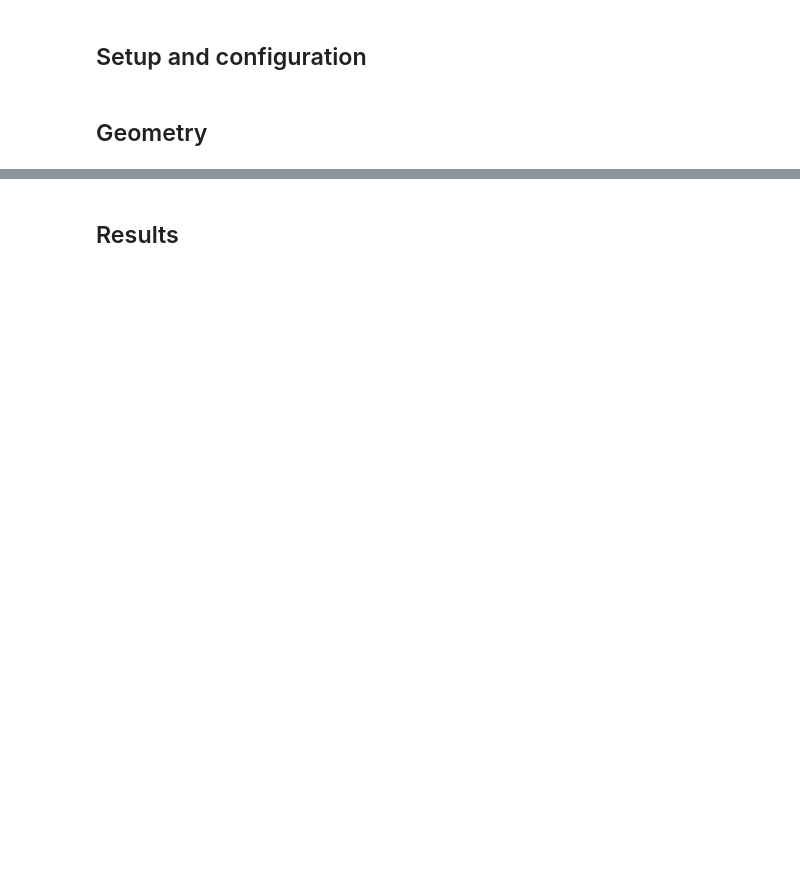
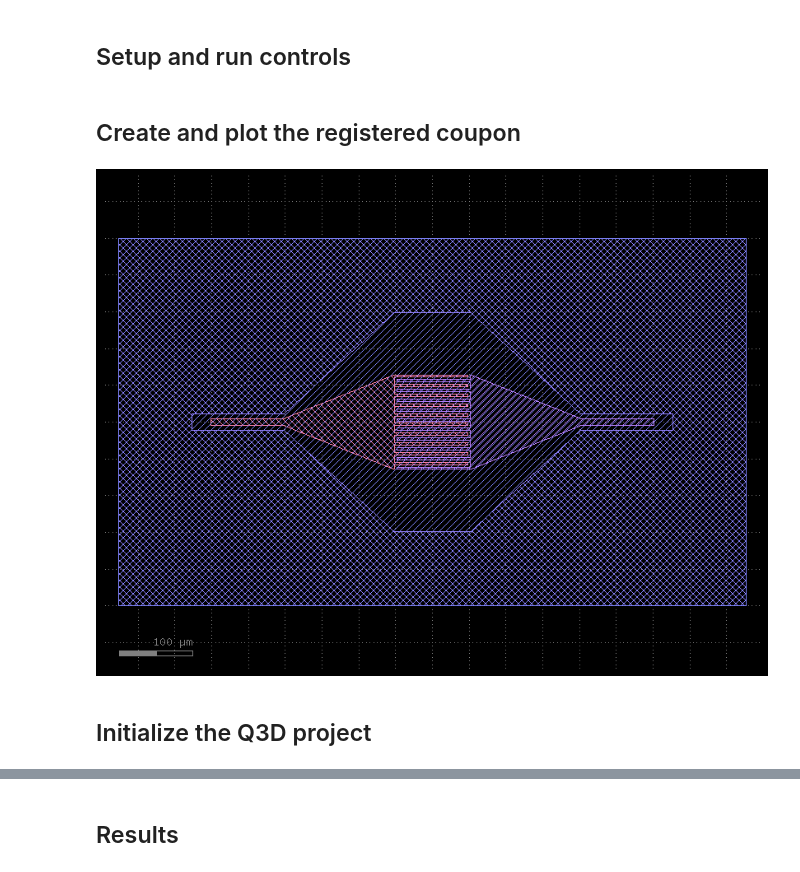
Before and after one commit to OrPenStrike/orpen-sc-pdk, a Jupyter notebook: notebooks/AEDTSimulation/Components/interdigital_capacitor_q3d_capacitance.ipynb, the cells around one changed output, grey strips where cells are left out. Drawn from its saved outputs; the diff is of its cells as text; code cells hidden in the pictures; blank space fills up the shorter version.

Commit message:
feat(aedt): streamline Q3D notebook and upgrade PyAEDT

```diff
--- a/notebooks/AEDTSimulation/Components/interdigital_capacitor_q3d_capacitance.ipynb
+++ b/notebooks/AEDTSimulation/Components/interdigital_capacitor_q3d_capacitance.ipynb
@@ -7,2 +6,2 @@ finite conductor named `ground` is a circuit node, not an ideal GroundNet.
 # %% [markdown]
-## Setup and configuration
+## Setup and run controls
@@ -35,2 +7,0 @@ Q3D_MATRIX_TYPES = ("Maxwell",)
-# %% [markdown]
-## Geometry
@@ -37,23 +71,65 @@ Q3D_MATRIX_TYPES = ("Maxwell",)
+# %% [markdown]
+## Create and plot the registered coupon
 # %%
 FINGERS = 20
 FINGER_LENGTH_UM = 100.0
 FINGER_GAP_UM = 3.3
 FINGER_WIDTH_UM = 3.3
 TAPER_LENGTH_UM = 150.0
 TERMINAL_EXTENSION_LENGTH_UM = 100.0
 CAPACITOR_GROUND_GAP_UM = 85.0
 TERMINAL_OPEN_CLEARANCE_UM = 25.0
 COUPON_MARGIN_UM = 100.0
 
-coupon = interdigital_capacitor_q3d_coupon(
+coupon = gf.get_component(
+    "interdigital_capacitor_q3d_coupon",
     fingers=FINGERS,
     finger_length=FINGER_LENGTH_UM,
     finger_gap=FINGER_GAP_UM,
     finger_width=FINGER_WIDTH_UM,
     taper_length=TAPER_LENGTH_UM,
     terminal_extension_length_um=TERMINAL_EXTENSION_LENGTH_UM,
     capacitor_ground_gap=CAPACITOR_GROUND_GAP_UM,
     terminal_open_clearance_um=TERMINAL_OPEN_CLEARANCE_UM,
     coupon_margin_um=COUPON_MARGIN_UM,
 )
 coupon.plot()
+
+coupon_layers = coupon.info["q3d_coupon"]["layers"]
+metal_condition = "cryogenic" if SUPERCONDUCTING_METALS else "room_temperature"
+metal_material = aedt_material_name_for_physical_material(
+    METAL_KEY,
+    material_kind=get_material_records()[METAL_KEY]["material_kind"],
+    material_condition=metal_condition,
+)
+substrate_material = aedt_material_name_from_physical_key(SUBSTRATE_KEY)
+Q3D_LAYERS = {
+    "signal_1": {
+        "layer": tuple(coupon_layers["signal_1"]),
+        "zmin": 0.0,
+        "thickness": METAL_THICKNESS_UM,
+        "material": metal_material,
+    },
+    "signal_2": {
+        "layer": tuple(coupon_layers["signal_2"]),
+        "zmin": 0.0,
+        "thickness": METAL_THICKNESS_UM,
+        "material": metal_material,
+    },
+    "ground": {
+        "layer": tuple(coupon_layers["finite_ground"]),
+        "zmin": 0.0,
+        "thickness": METAL_THICKNESS_UM,
+        "material": metal_material,
+    },
+    "substrate": {
+        "layer": tuple(coupon_layers["substrate_footprint"]),
+        "zmin": -SUBSTRATE_THICKNESS_UM,
+        "thickness": SUBSTRATE_THICKNESS_UM,
+        "material": substrate_material,
+    },
+}
+# %% [output]
+[figure, added]
+# %% [markdown]
+## Initialize the Q3D project
```
Also changed, not shown: parts of 19 cells of this notebook, 10 other files.
